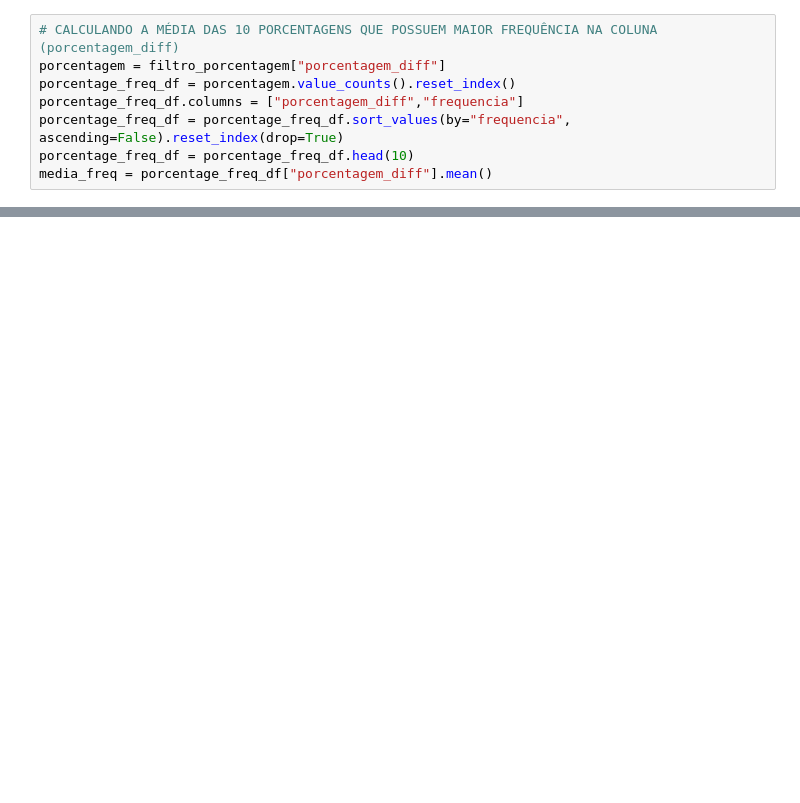
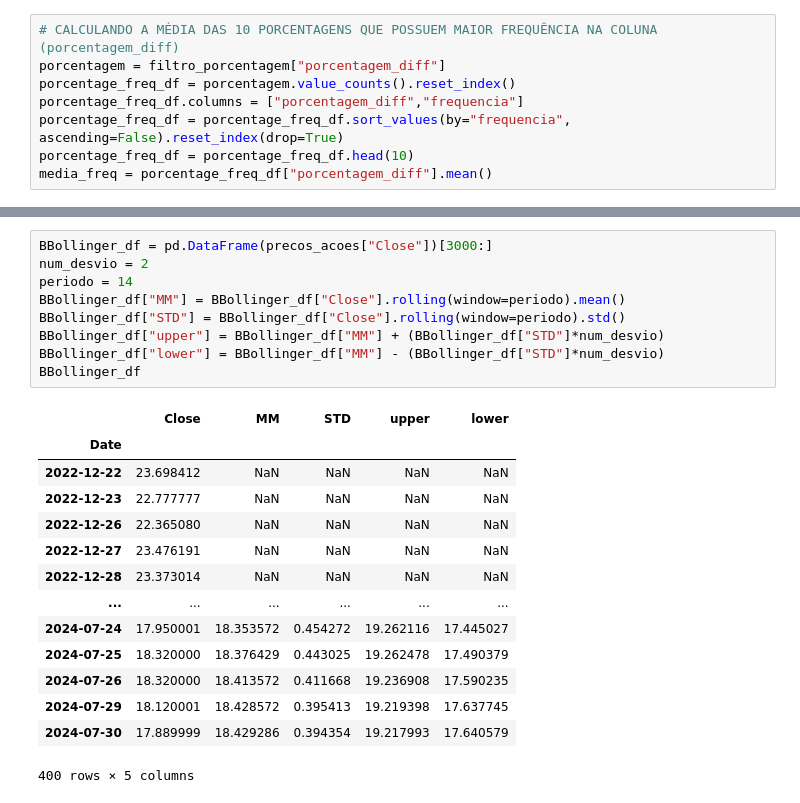
Before and after one commit to BrunoOJ/PYTHON-PARA-INVESTIMENTOS, a Jupyter notebook: acoes.ipynb, the cells around one changed output, grey strips where cells are left out. Saved outputs shown, nothing was run; the diff lists cells and outputs as text; blank space fills up the shorter version.

```diff
--- a/acoes.ipynb
+++ b/acoes.ipynb
@@ -194,0 +337,24 @@ plt.show()
+# %%
+BBollinger_df = pd.DataFrame(precos_acoes["Close"])[3000:]
+num_desvio = 2
+periodo = 14
+BBollinger_df["MM"] = BBollinger_df["Close"].rolling(window=periodo).mean()
+BBollinger_df["STD"] = BBollinger_df["Close"].rolling(window=periodo).std()
+BBollinger_df["upper"] = BBollinger_df["MM"] + (BBollinger_df["STD"]*num_desvio)
+BBollinger_df["lower"] = BBollinger_df["MM"] - (BBollinger_df["STD"]*num_desvio)
+BBollinger_df
+# %% [output]
+|  | Close | MM | STD | upper | lower |
+| Date |  |  |  |  |  |
+| 2022-12-22 | 23.698412 | NaN | NaN | NaN | NaN |
+| 2022-12-23 | 22.777777 | NaN | NaN | NaN | NaN |
+| 2022-12-26 | 22.365080 | NaN | NaN | NaN | NaN |
+| 2022-12-27 | 23.476191 | NaN | NaN | NaN | NaN |
+| 2022-12-28 | 23.373014 | NaN | NaN | NaN | NaN |
+| ... | ... | ... | ... | ... | ... |
+| 2024-07-24 | 17.950001 | 18.353572 | 0.454272 | 19.262116 | 17.445027 |
+| 2024-07-25 | 18.320000 | 18.376429 | 0.443025 | 19.262478 | 17.490379 |
+| 2024-07-26 | 18.320000 | 18.413572 | 0.411668 | 19.236908 | 17.590235 |
+| 2024-07-29 | 18.120001 | 18.428572 | 0.395413 | 19.219398 | 17.637745 |
+| 2024-07-30 | 17.889999 | 18.429286 | 0.394354 | 19.217993 | 17.640579 |
+400 rows × 5 columns
```
Also changed, not shown: parts of 19 cells of this notebook.
